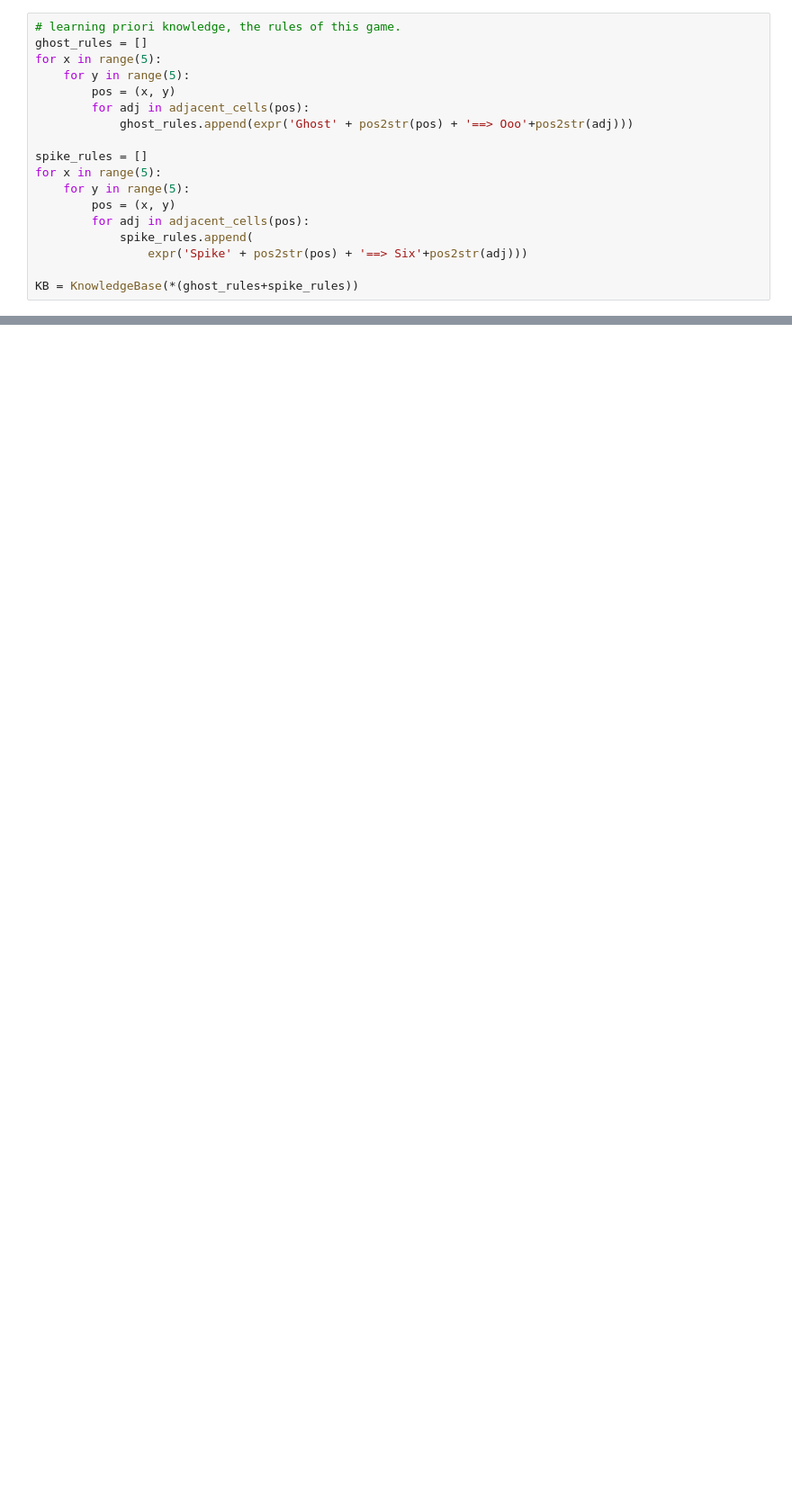
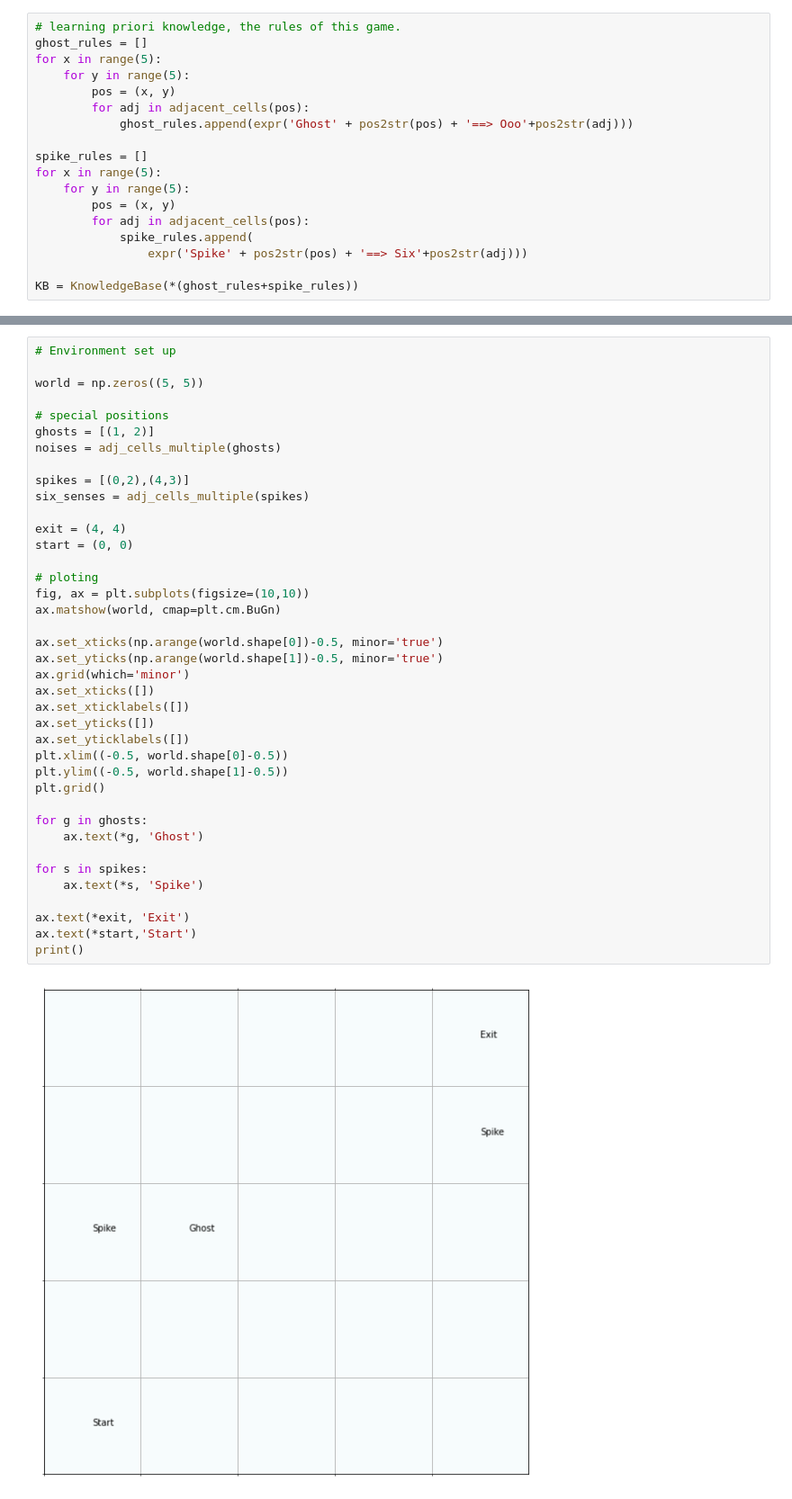
Before and after one commit to WangHaiYang874/Artificial-Intelligence-Fall2021, a Jupyter notebook: Assignments/Assignment3/LogicalAgent.ipynb, the cells around one changed output, grey strips where cells are left out. Shown at 90% size. Saved outputs shown, nothing was run; the diff lists cells and outputs as text; blank space fills up the shorter version.

```diff
--- a/Assignments/Assignment3/LogicalAgent.ipynb
+++ b/Assignments/Assignment3/LogicalAgent.ipynb
@@ -958,0 +1115,41 @@ KB = KnowledgeBase(*(ghost_rules+spike_rules))
+# %%
+# Environment set up
+
+world = np.zeros((5, 5))
+
+# special positions
+ghosts = [(1, 2)]
+noises = adj_cells_multiple(ghosts)
+
+spikes = [(0,2),(4,3)]
+six_senses = adj_cells_multiple(spikes)
+
+exit = (4, 4)
+start = (0, 0)
+
+# ploting
+fig, ax = plt.subplots(figsize=(10,10))
+ax.matshow(world, cmap=plt.cm.BuGn)
+
+ax.set_xticks(np.arange(world.shape[0])-0.5, minor='true')
+ax.set_yticks(np.arange(world.shape[1])-0.5, minor='true')
+ax.grid(which='minor')
+ax.set_xticks([])
+ax.set_xticklabels([])
+ax.set_yticks([])
+ax.set_yticklabels([])
+plt.xlim((-0.5, world.shape[0]-0.5))
+plt.ylim((-0.5, world.shape[1]-0.5))
+plt.grid()
+
+for g in ghosts:
+    ax.text(*g, 'Ghost')
+
+for s in spikes:
+    ax.text(*s, 'Spike')
+
+ax.text(*exit, 'Exit')
+ax.text(*start,'Start')
+print()
+# %% [output]
+[figure, added]
```
Also changed, not shown: parts of 18 cells of this notebook.
